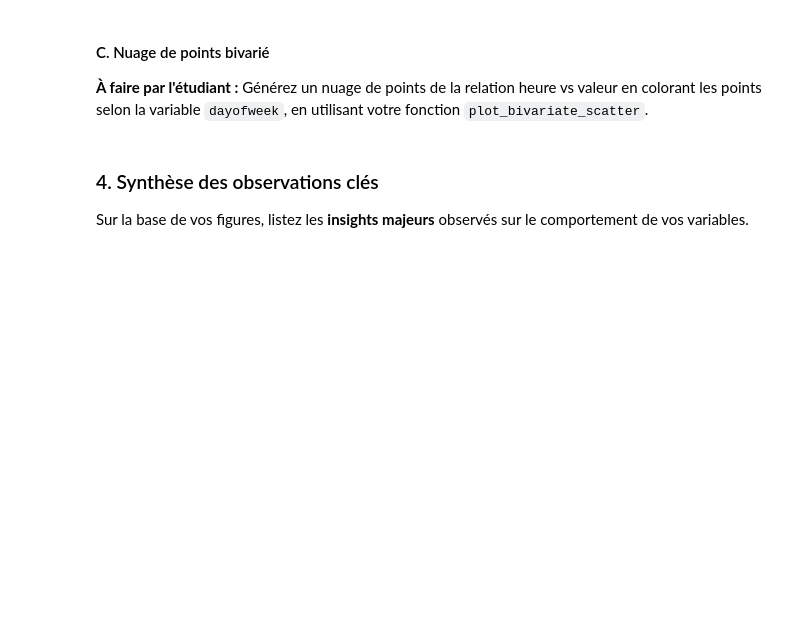
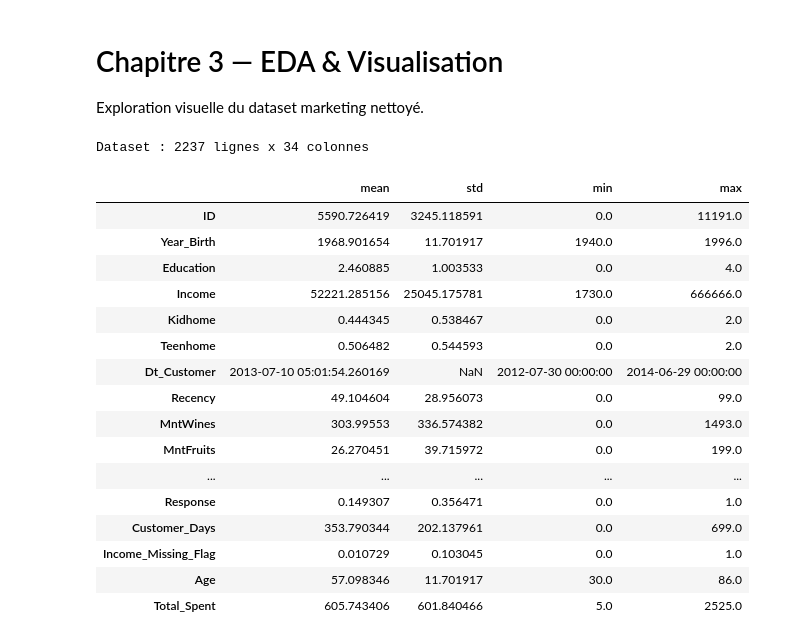
Before and after one commit to Anass-HOUDZI/aptispace-datascience-projet, a Jupyter notebook: notebooks/02_eda_visualisation.ipynb, the cells around one changed output. Drawn from its saved outputs; the diff is of its cells as text; code cells hidden in the pictures; blank space fills up the shorter version.

```diff
--- a/notebooks/02_eda_visualisation.ipynb
+++ b/notebooks/02_eda_visualisation.ipynb
@@ -59,5 +0,0 @@ plt.show()
-# %% [markdown]
-#### C. Nuage de points bivarié
-
-**À faire par l'étudiant :**
-Générez un nuage de points de la relation heure vs valeur en colorant les points selon la variable `dayofweek`, en utilisant votre fonction `plot_bivariate_scatter`.
@@ -68,3 +1,36 @@ plt.show()
-# %% [markdown]
-### 4. Synthèse des observations clés
-Sur la base de vos figures, listez les **insights majeurs** observés sur le comportement de vos variables.
+# %% [markdown]
+# Chapitre 3 — EDA & Visualisation
+
+Exploration visuelle du dataset marketing nettoyé.
+# %%
+import sys, warnings
+warnings.filterwarnings('ignore')
+sys.path.insert(0, 'c:/Users/ahoudzi/apti/aptispace-datascience-projet')
+import pandas as pd, numpy as np
+import matplotlib.pyplot as plt
+import seaborn as sns
+import src.utils_viz as uv
+
+uv.set_custom_style()
+df = pd.read_parquet('c:/Users/ahoudzi/apti/aptispace-datascience-projet/data/processed/marketing_clean.parquet')
+print(f'Dataset : {df.shape[0]} lignes x {df.shape[1]} colonnes')
+df.describe().T[['mean','std','min','max']].round(1)
+# %% [output]
+Dataset : 2237 lignes x 34 colonnes
+|  | mean | std | min | max |
+| ID | 5590.726419 | 3245.118591 | 0.0 | 11191.0 |
+| Year_Birth | 1968.901654 | 11.701917 | 1940.0 | 1996.0 |
+| Education | 2.460885 | 1.003533 | 0.0 | 4.0 |
+| Income | 52221.285156 | 25045.175781 | 1730.0 | 666666.0 |
+| Kidhome | 0.444345 | 0.538467 | 0.0 | 2.0 |
+| Teenhome | 0.506482 | 0.544593 | 0.0 | 2.0 |
+| Dt_Customer | 2013-07-10 05:01:54.260169 | NaN | 2012-07-30 00:00:00 | 2014-06-29 00:00:00 |
+| Recency | 49.104604 | 28.956073 | 0.0 | 99.0 |
+| MntWines | 303.99553 | 336.574382 | 0.0 | 1493.0 |
+| MntFruits | 26.270451 | 39.715972 | 0.0 | 199.0 |
+| ... | ... | ... | ... | ... |
+| Response | 0.149307 | 0.356471 | 0.0 | 1.0 |
+| Customer_Days | 353.790344 | 202.137961 | 0.0 | 699.0 |
+| Income_Missing_Flag | 0.010729 | 0.103045 | 0.0 | 1.0 |
+| Age | 57.098346 | 11.701917 | 30.0 | 86.0 |
+| Total_Spent | 605.743406 | 601.840466 | 5.0 | 2525.0 |
```
Also changed, not shown: parts of 21 cells of this notebook, 10 other files.
